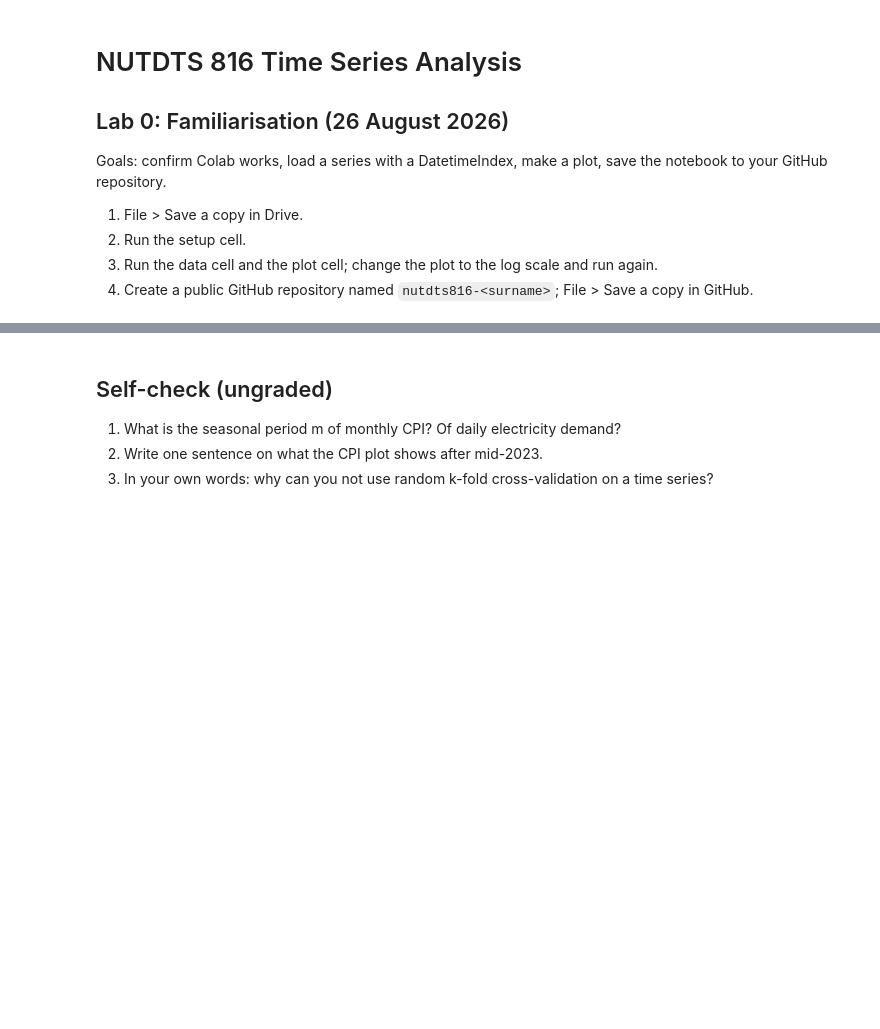
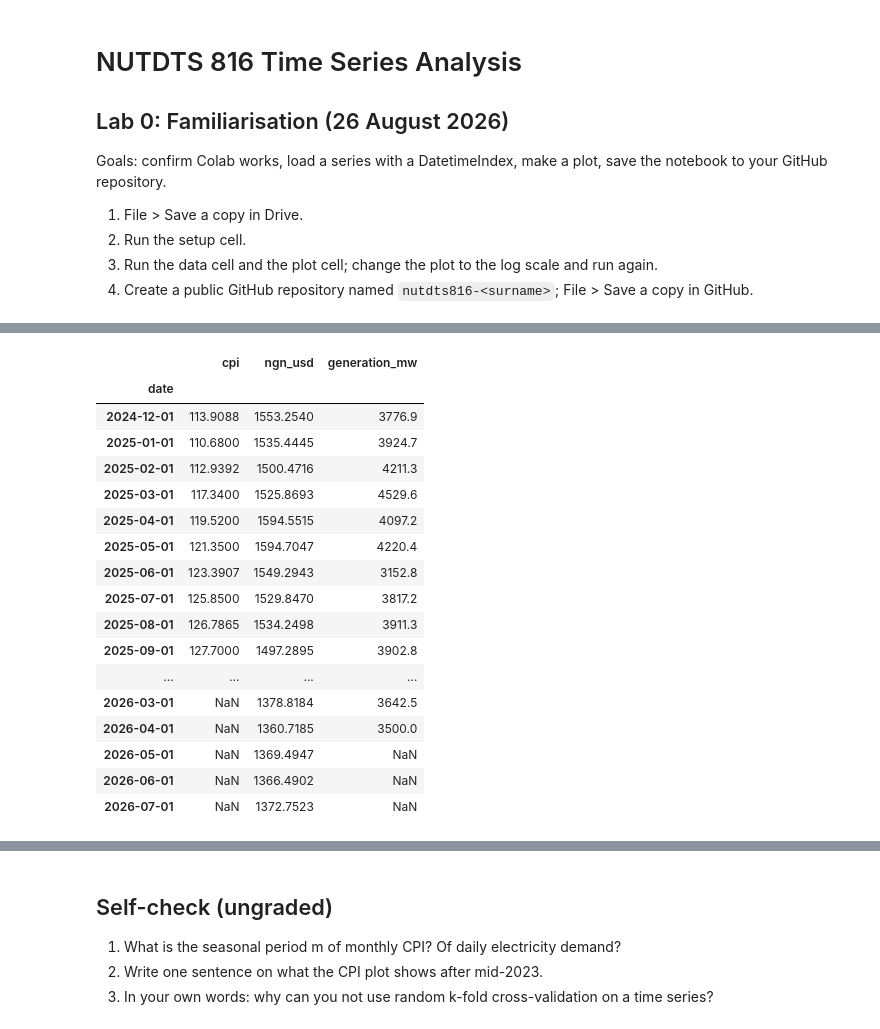
Before and after one commit to PreciousFaseyosan/NUTDTS816-Time_Series_Analysis-_Course_Repository, a Jupyter notebook: notebooks/lab00_familiarisation.ipynb, the cells around one changed output, grey strips where cells are left out. Saved outputs shown, nothing was run; the diff lists cells and outputs as text; code cells hidden in the pictures; blank space fills up the shorter version.

```diff
--- a/notebooks/lab00_familiarisation.ipynb
+++ b/notebooks/lab00_familiarisation.ipynb
@@ -41,3 +66,22 @@ ax = ap.plot(title='Airline passengers (thousands), 1949-1960')
 # %%
 cpi = tsdata.nigeria_cpi(); fx = tsdata.nigeria_fx(); grid = tsdata.nigeria_grid()
-pd.concat([cpi, fx, grid], axis=1).tail()
+pd.concat([cpi, fx, grid], axis=1).tail(20)
+# %% [output]
+|  | cpi | ngn_usd | generation_mw |
+| date |  |  |  |
+| 2024-12-01 | 113.9088 | 1553.2540 | 3776.9 |
+| 2025-01-01 | 110.6800 | 1535.4445 | 3924.7 |
+| 2025-02-01 | 112.9392 | 1500.4716 | 4211.3 |
+| 2025-03-01 | 117.3400 | 1525.8693 | 4529.6 |
+| 2025-04-01 | 119.5200 | 1594.5515 | 4097.2 |
+| 2025-05-01 | 121.3500 | 1594.7047 | 4220.4 |
+| 2025-06-01 | 123.3907 | 1549.2943 | 3152.8 |
+| 2025-07-01 | 125.8500 | 1529.8470 | 3817.2 |
+| 2025-08-01 | 126.7865 | 1534.2498 | 3911.3 |
+| 2025-09-01 | 127.7000 | 1497.2895 | 3902.8 |
+| ... | ... | ... | ... |
+| 2026-03-01 | NaN | 1378.8184 | 3642.5 |
+| 2026-04-01 | NaN | 1360.7185 | 3500.0 |
+| 2026-05-01 | NaN | 1369.4947 | NaN |
+| 2026-06-01 | NaN | 1366.4902 | NaN |
+| 2026-07-01 | NaN | 1372.7523 | NaN |
```
Also changed, not shown: parts of 6 cells of this notebook.
